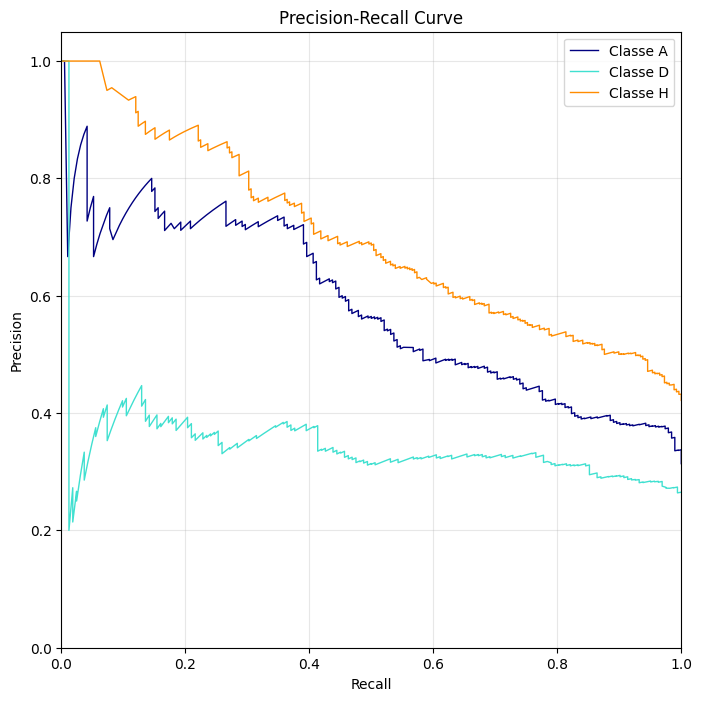
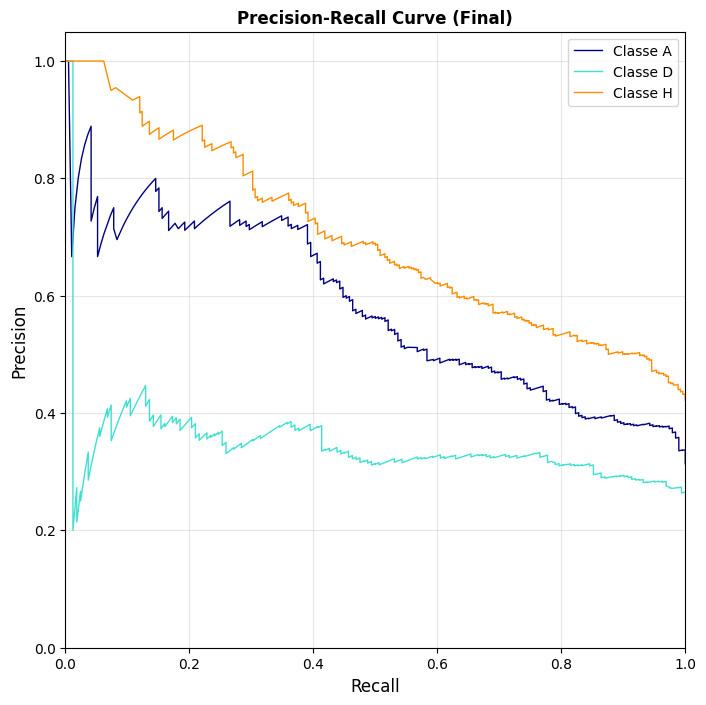
Unified diff of the notebook cell whose output changed from the first chart to the second:
--- before
+++ after
@@ -12,9 +12,10 @@
     plt.plot(recall, precision, color=color, lw=1, label=f"Classe {class_label}")
 
-plt.xlabel('Recall')
-plt.ylabel('Precision')
+
+plt.xlabel('Recall', fontsize=12,)
+plt.ylabel('Precision', fontsize=12,)
 plt.ylim([0.0, 1.05])
 plt.xlim([0.0, 1.0])
-plt.title('Precision-Recall Curve')
+plt.title('Precision-Recall Curve (Final)', fontweight='bold')
 plt.legend(loc="best")
 plt.grid(True, alpha=0.3)

Commit: modificação de alguma legendas de gráficos